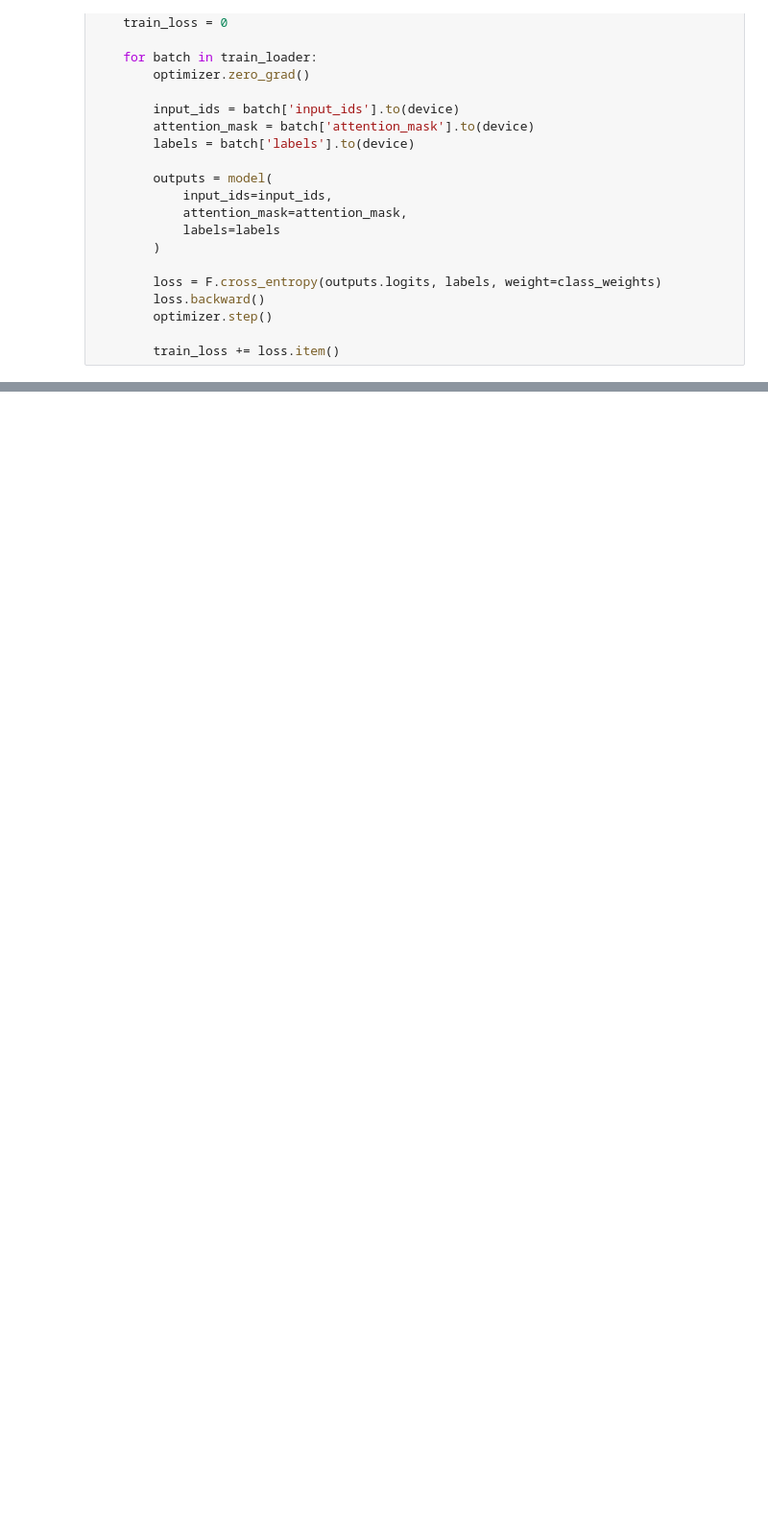
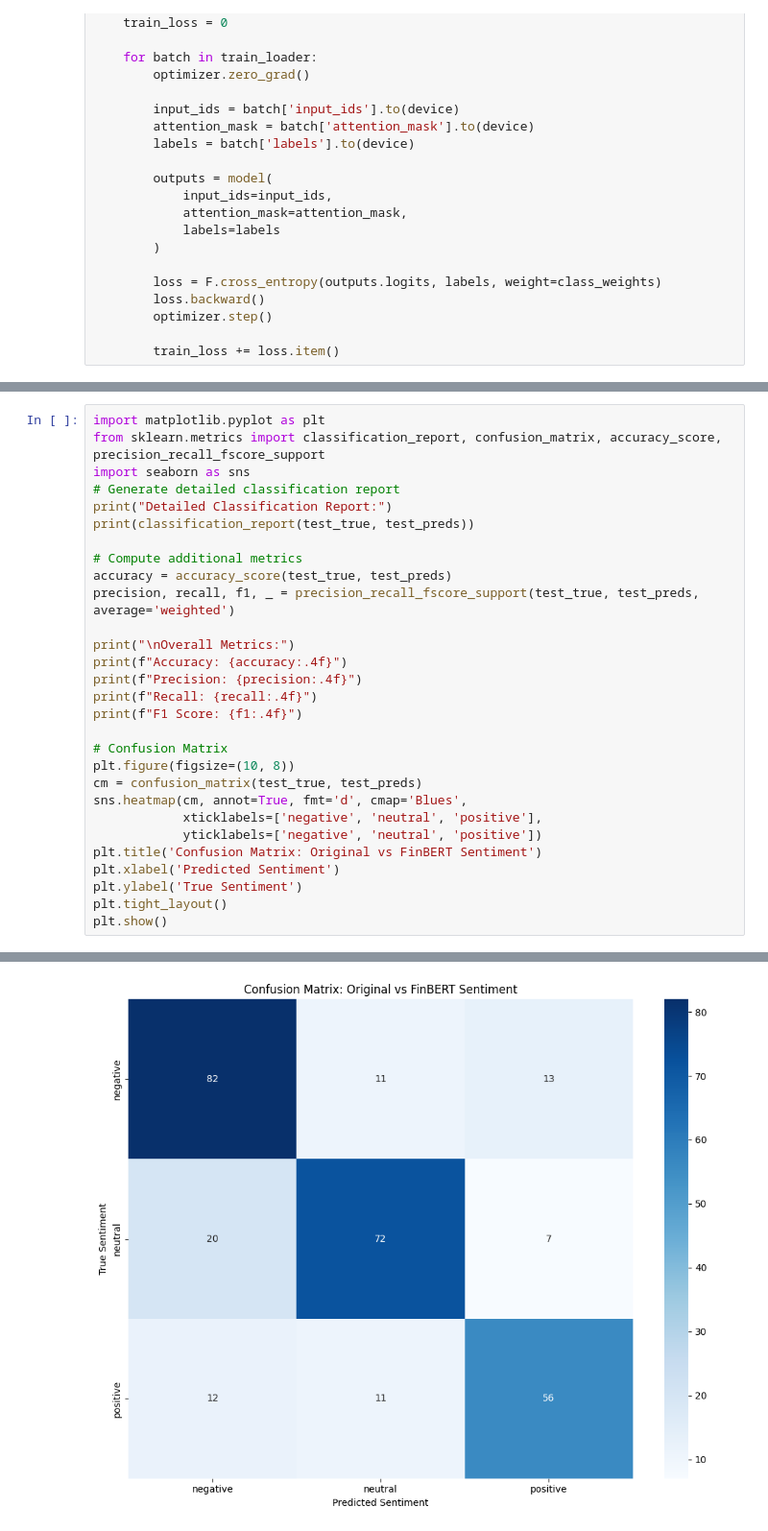
Before and after one commit to dgampa/NLP-Final-Project, a Jupyter notebook: BERT_Headline_Sentiment_Classification.ipynb, the cells around one changed output, grey strips where cells are left out. Shown at 96% size. Saved outputs shown, nothing was run; the diff lists cells and outputs as text; blank space fills up the shorter version.

Commit message:
added confus and preproc

```diff
--- a/BERT_Headline_Sentiment_Classification.ipynb
+++ b/BERT_Headline_Sentiment_Classification.ipynb
@@ -158,0 +180,30 @@ Final Test Accuracy: 0.7606
+# %%
+import matplotlib.pyplot as plt
+from sklearn.metrics import classification_report, confusion_matrix, accuracy_score, precision_recall_fscore_support
+import seaborn as sns
+# Generate detailed classification report
+print("Detailed Classification Report:")
+print(classification_report(test_true, test_preds))
+
+# Compute additional metrics
+accuracy = accuracy_score(test_true, test_preds)
+precision, recall, f1, _ = precision_recall_fscore_support(test_true, test_preds, average='weighted')
+
+print("\nOverall Metrics:")
+print(f"Accuracy: {accuracy:.4f}")
+print(f"Precision: {precision:.4f}")
+print(f"Recall: {recall:.4f}")
+print(f"F1 Score: {f1:.4f}")
+
+# Confusion Matrix
+plt.figure(figsize=(10, 8))
+cm = confusion_matrix(test_true, test_preds)
+sns.heatmap(cm, annot=True, fmt='d', cmap='Blues',
+            xticklabels=['negative', 'neutral', 'positive'],
+            yticklabels=['negative', 'neutral', 'positive'])
+plt.title('Confusion Matrix: Original vs FinBERT Sentiment')
+plt.xlabel('Predicted Sentiment')
+plt.ylabel('True Sentiment')
+plt.tight_layout()
+plt.show()
+# %% [output]
@@ -158,0 +227 @@ Final Test Accuracy: 0.7606
+[figure, added]
```
Also changed, not shown: parts of 6 cells of this notebook.
